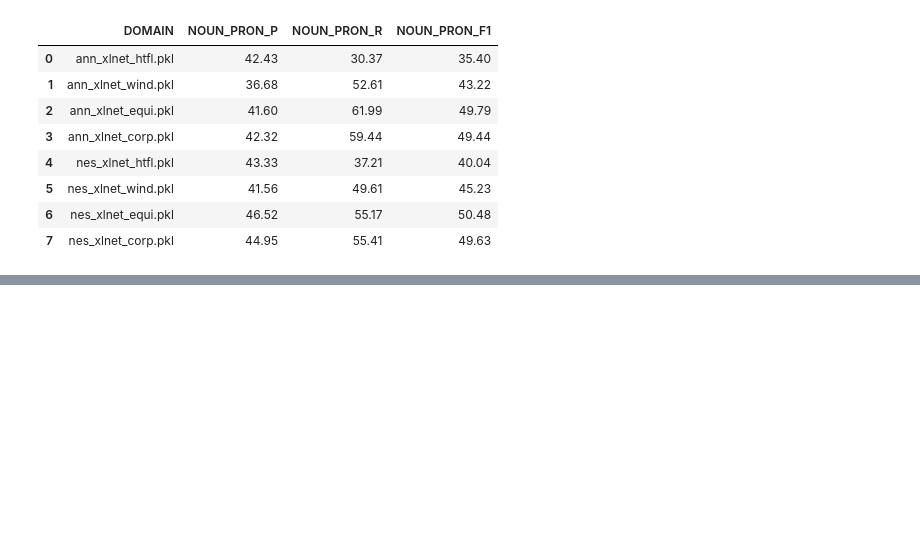
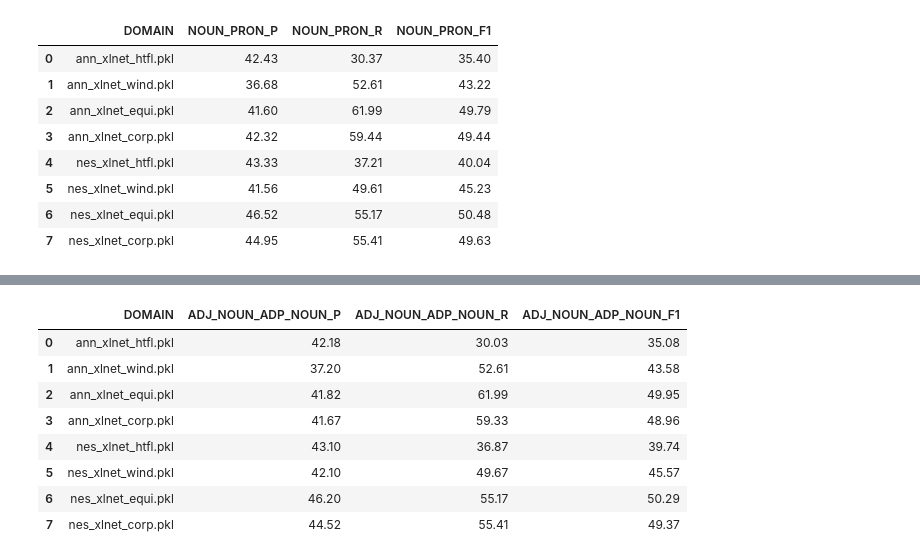
Before and after one commit to honghanhh/terminology-extraction, a Jupyter notebook: patterns/en_domains/en_iate_filtering.ipynb, the cells around one changed output, grey strips where cells are left out. Saved outputs shown, nothing was run; the diff lists cells and outputs as text; code cells hidden in the pictures; blank space fills up the shorter version.

```diff
--- a/patterns/en_domains/en_iate_filtering.ipynb
+++ b/patterns/en_domains/en_iate_filtering.ipynb
@@ -1013,3 +1023,20 @@ adj_noun_adj_noun
+# %%
+results = []
+for d, p in zip(domain_paths, preds_paths):
+    pre, rec, f1 = term_evaluation(d,p, 'adj_noun_adp_noun')
+    results.append([p,pre, rec, f1])
+adj_noun_adp_noun = pd.DataFrame(results,columns=['DOMAIN','ADJ_NOUN_ADP_NOUN_P','ADJ_NOUN_ADP_NOUN_R','ADJ_NOUN_ADP_NOUN_F1'])
+adj_noun_adp_noun
+# %% [output]
+|  | DOMAIN | ADJ_NOUN_ADP_NOUN_P | ADJ_NOUN_ADP_NOUN_R | ADJ_NOUN_ADP_NOUN_F1 |
+| 0 | ann_xlnet_htfl.pkl | 42.18 | 30.03 | 35.08 |
+| 1 | ann_xlnet_wind.pkl | 37.20 | 52.61 | 43.58 |
+| 2 | ann_xlnet_equi.pkl | 41.82 | 61.99 | 49.95 |
+| 3 | ann_xlnet_corp.pkl | 41.67 | 59.33 | 48.96 |
+| 4 | nes_xlnet_htfl.pkl | 43.10 | 36.87 | 39.74 |
+| 5 | nes_xlnet_wind.pkl | 42.10 | 49.67 | 45.57 |
+| 6 | nes_xlnet_equi.pkl | 46.20 | 55.17 | 50.29 |
+| 7 | nes_xlnet_corp.pkl | 44.52 | 55.41 | 49.37 |
 # %%
 df_ls = [adj_noun, noun_noun, adj_adj_noun, adj_noun_noun, noun_adj_noun,
         noun_noun_noun , noun_adp_noun, noun_adp_adj_noun, adj_noun_adp_noun, noun_adp_noun_noun,
```
Also changed, not shown: parts of 6 cells of this notebook, 25 other files.
